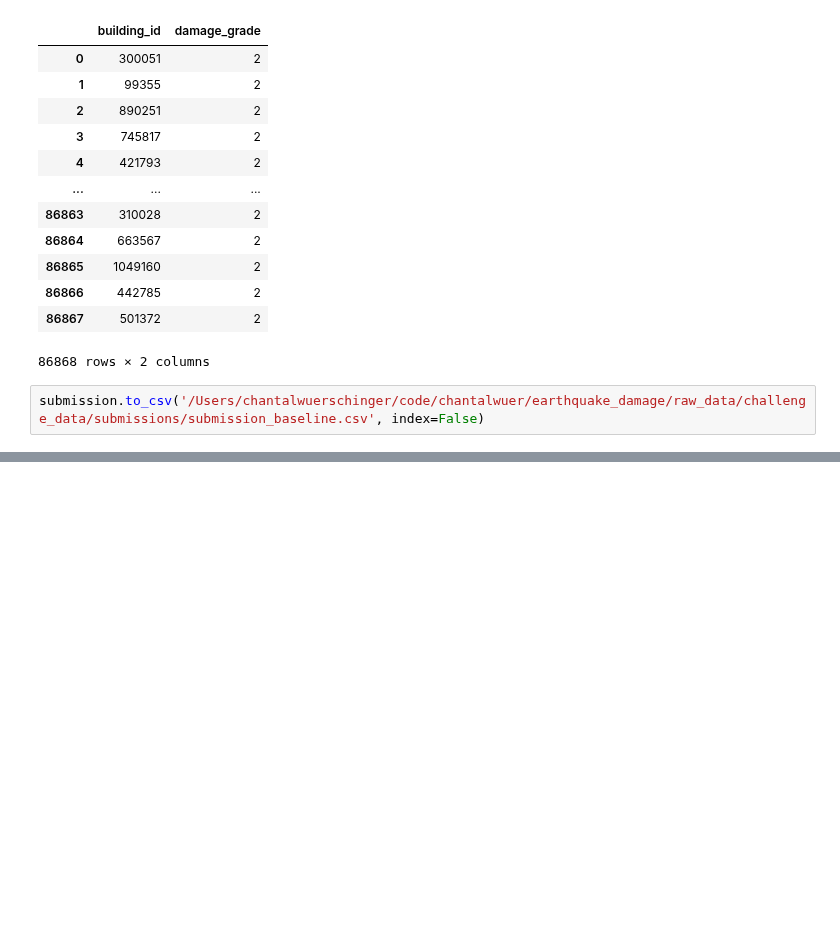
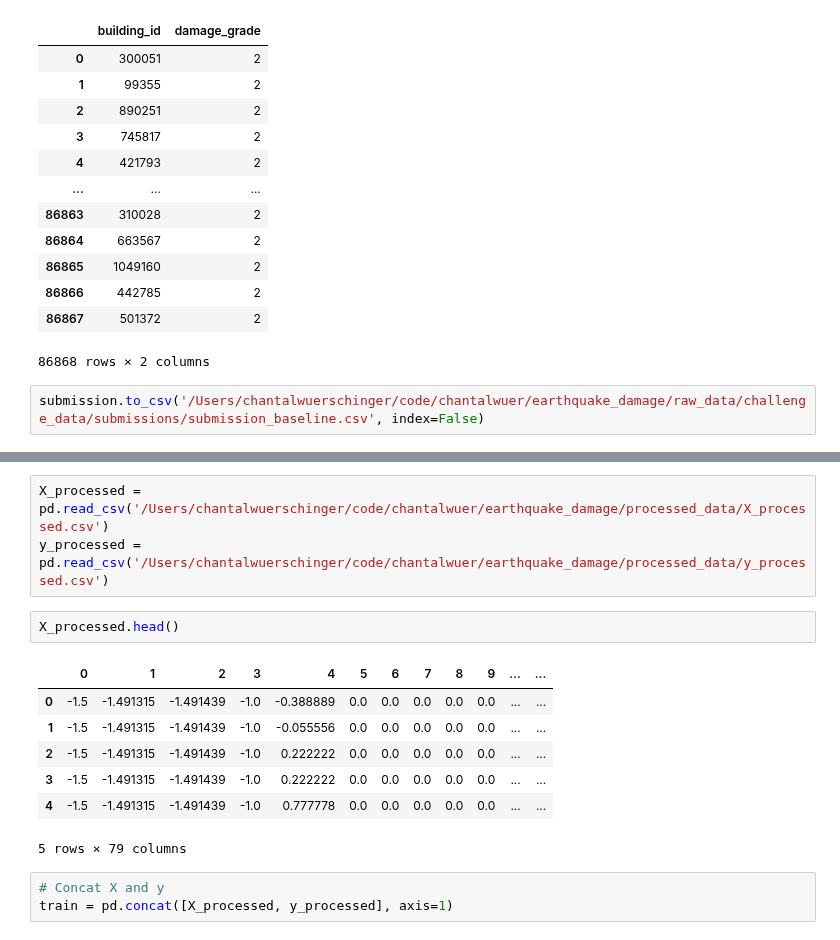
Before and after one commit to chantalwuer/earthquake_damage, a Jupyter notebook: notebooks/CW_Baseline_Model_Workflow.ipynb, the cells around one changed output, grey strips where cells are left out. Saved outputs shown, nothing was run; the diff lists cells and outputs as text; blank space fills up the shorter version.

```diff
--- a/notebooks/CW_Baseline_Model_Workflow.ipynb
+++ b/notebooks/CW_Baseline_Model_Workflow.ipynb
@@ -271,0 +282,16 @@ submission.to_csv('/Users/chantalwuerschinger/code/chantalwuer/earthquake_damage
+# %%
+X_processed = pd.read_csv('/Users/chantalwuerschinger/code/chantalwuer/earthquake_damage/processed_data/X_processed.csv')
+y_processed = pd.read_csv('/Users/chantalwuerschinger/code/chantalwuer/earthquake_damage/processed_data/y_processed.csv')
+# %%
+X_processed.head()
+# %% [output]
+|  | 0 | 1 | 2 | 3 | 4 | 5 | 6 | 7 | 8 | 9 | ... | ... |
+| 0 | -1.5 | -1.491315 | -1.491439 | -1.0 | -0.388889 | 0.0 | 0.0 | 0.0 | 0.0 | 0.0 | ... | ... |
+| 1 | -1.5 | -1.491315 | -1.491439 | -1.0 | -0.055556 | 0.0 | 0.0 | 0.0 | 0.0 | 0.0 | ... | ... |
+| 2 | -1.5 | -1.491315 | -1.491439 | -1.0 | 0.222222 | 0.0 | 0.0 | 0.0 | 0.0 | 0.0 | ... | ... |
+| 3 | -1.5 | -1.491315 | -1.491439 | -1.0 | 0.222222 | 0.0 | 0.0 | 0.0 | 0.0 | 0.0 | ... | ... |
+| 4 | -1.5 | -1.491315 | -1.491439 | -1.0 | 0.777778 | 0.0 | 0.0 | 0.0 | 0.0 | 0.0 | ... | ... |
+5 rows × 79 columns
+# %%
+# Concat X and y
+train = pd.concat([X_processed, y_processed], axis=1)
```
Also changed, not shown: parts of 14 cells of this notebook.
